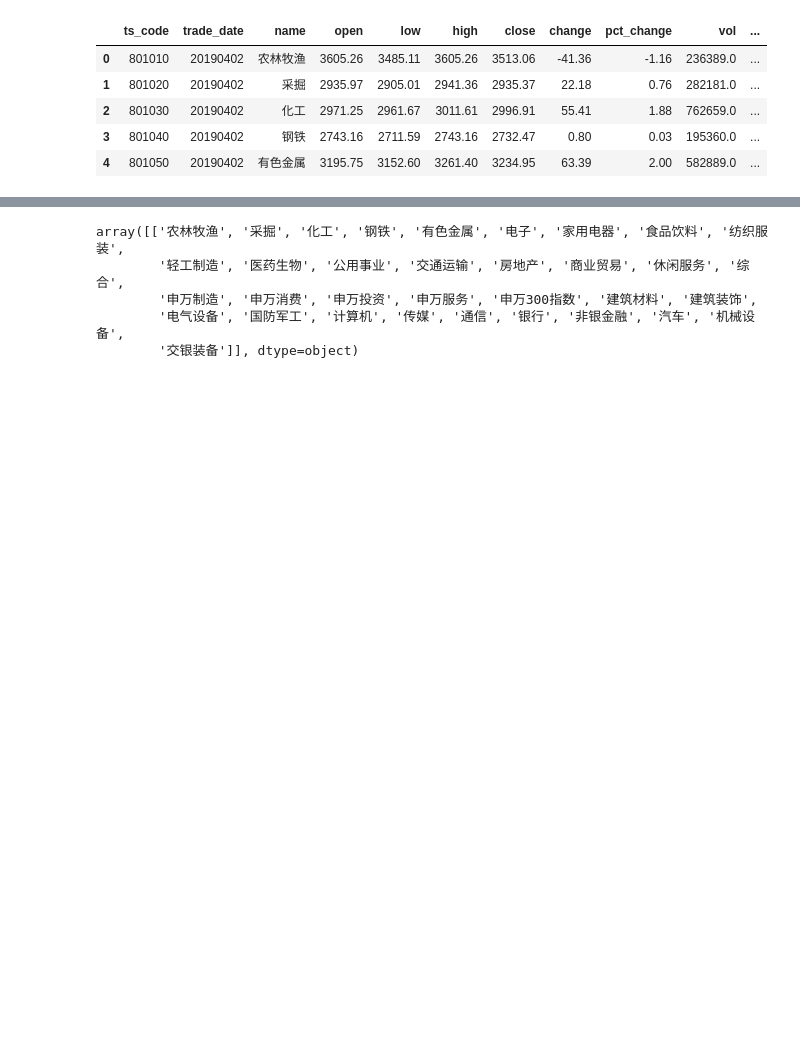
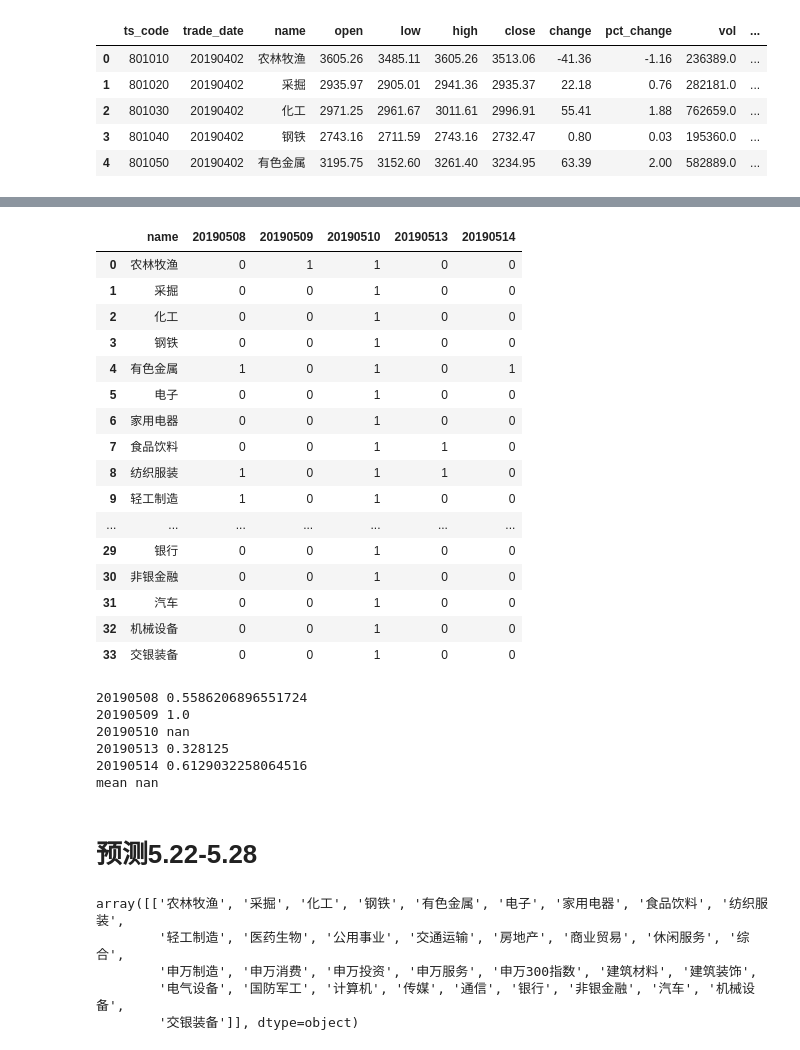
Before and after one commit to sharyxue/News-to-Predict-Stock-Movements, a Jupyter notebook: Code/stockprocessing.ipynb, the cells around one changed output, grey strips where cells are left out. Saved outputs shown, nothing was run; the diff lists cells and outputs as text; code cells hidden in the pictures; blank space fills up the shorter version.

```diff
--- a/Code/stockprocessing.ipynb
+++ b/Code/stockprocessing.ipynb
@@ -94,12 +87,12 @@ xtrain.shape
 # %%
 regressor = Sequential()
-regressor.add(LSTM(units = 50, return_sequences = True, input_shape = (xtrain.shape[1], 5)))
+regressor.add(LSTM(units = 60, return_sequences = True, input_shape = (xtrain.shape[1], 5)))
 regressor.add(Dropout(0.2))
-regressor.add(LSTM(units = 50, return_sequences = True))
+regressor.add(LSTM(units = 60, return_sequences = True))
 regressor.add(Dropout(0.2))
-regressor.add(LSTM(units = 50,return_sequences = True))
+regressor.add(LSTM(units = 60,return_sequences = True))
 regressor.add(Dropout(0.2))
-regressor.add(LSTM(units = 50))
+regressor.add(LSTM(units = 60))
 regressor.add(Dropout(0.2))
 regressor.add(Dense(units = 5))
 regressor.add(Activation('sigmoid'))
@@ -140,9 +133,9 @@ dtype: float64
 # %% [markdown]
 # 预测结果
 # %%
-df_test1= pd.read_csv(r'./20190506_STOCK.csv')
-df_test2 = pd.read_csv(r'./20190514_STOCK.csv')
-df_test3 = pd.read_csv(r'./20190521_STOCK.csv')
+df_test1= pd.read_csv(r'.././Data/20190506_STOCK.csv')
+df_test2 = pd.read_csv(r'.././Data/20190514_STOCK.csv')
+df_test3 = pd.read_csv(r'.././Data/20190521_STOCK.csv')
 df_test4 = pd.concat([df_test1,df_test2,df_test3])
 # df_test4.iloc[1:3]
 df_test4.head()
@@ -160,0 +156,4 @@ df_test4 =  df_test4[['ts_code','trade_date','name','pct_change','vol_change','h
+# %%
+df_test4.trade_date
+index1=(df_test4.trade_date > 20190507)
+df_huice_target = df_test4[index1]
@@ -160,0 +163,7 @@ df_test4 =  df_test4[['ts_code','trade_date','name','pct_change','vol_change','h
+# %%
+df_huice_target1=df_huice_target[(df_huice_target.trade_date==20190508)][['name']]
+colums1=[20190508,20190509,20190510,20190513,20190514]
+for arr1 in colums1:
+    a=df_huice_target[(df_huice_target.trade_date==arr1)][['name','y']]
+    a.columns=['name',arr1]
+    df_huice_target1=df_huice_target1.merge(a,how='left',on='name')
@@ -161,3 +197,41 @@ df_test4 =  df_test4[['ts_code','trade_date','name','pct_change','vol_change','h
+# %%
+df_huice_target1
+# %% [output]
+|  | name | 20190508 | 20190509 | 20190510 | 20190513 | 20190514 |
+| 0 | 农林牧渔 | 0 | 1 | 1 | 0 | 0 |
+| 1 | 采掘 | 0 | 0 | 1 | 0 | 0 |
+| 2 | 化工 | 0 | 0 | 1 | 0 | 0 |
+| 3 | 钢铁 | 0 | 0 | 1 | 0 | 0 |
+| 4 | 有色金属 | 1 | 0 | 1 | 0 | 1 |
+| 5 | 电子 | 0 | 0 | 1 | 0 | 0 |
+| 6 | 家用电器 | 0 | 0 | 1 | 0 | 0 |
+| 7 | 食品饮料 | 0 | 0 | 1 | 1 | 0 |
+| 8 | 纺织服装 | 1 | 0 | 1 | 1 | 0 |
+| 9 | 轻工制造 | 1 | 0 | 1 | 0 | 0 |
+| ... | ... | ... | ... | ... | ... | ... |
+| 29 | 银行 | 0 | 0 | 1 | 0 | 0 |
+| 30 | 非银金融 | 0 | 0 | 1 | 0 | 0 |
+| 31 | 汽车 | 0 | 0 | 1 | 0 | 0 |
+| 32 | 机械设备 | 0 | 0 | 1 | 0 | 0 |
+| 33 | 交银装备 | 0 | 0 | 1 | 0 | 0 |
+# %%
+toal=0
+df_huice_pr1=df_huice_pr.T
+df_huice_pr1.index=range(34)
+for arr2 in df_huice_pr1.columns:
+    f, t, t1 = roc_curve(df_huice_target1[arr2],df_huice_pr1[arr2],pos_label=1)
+    toal=toal+auc(f, t)
+    print(arr2,auc(f,t))
+print('mean',toal/5)
+# %% [output]
+20190508 0.5586206896551724
+20190509 1.0
+20190510 nan
+20190513 0.328125
+20190514 0.6129032258064516
+mean nan
+# %% [markdown]
+# 预测5.22-5.28
 # %%
 # 行业名字和行业代码的对应
 df_me=pd.DataFrame(df_test4[['ts_code','name']])
```
Also changed, not shown: parts of 12 cells of this notebook.
